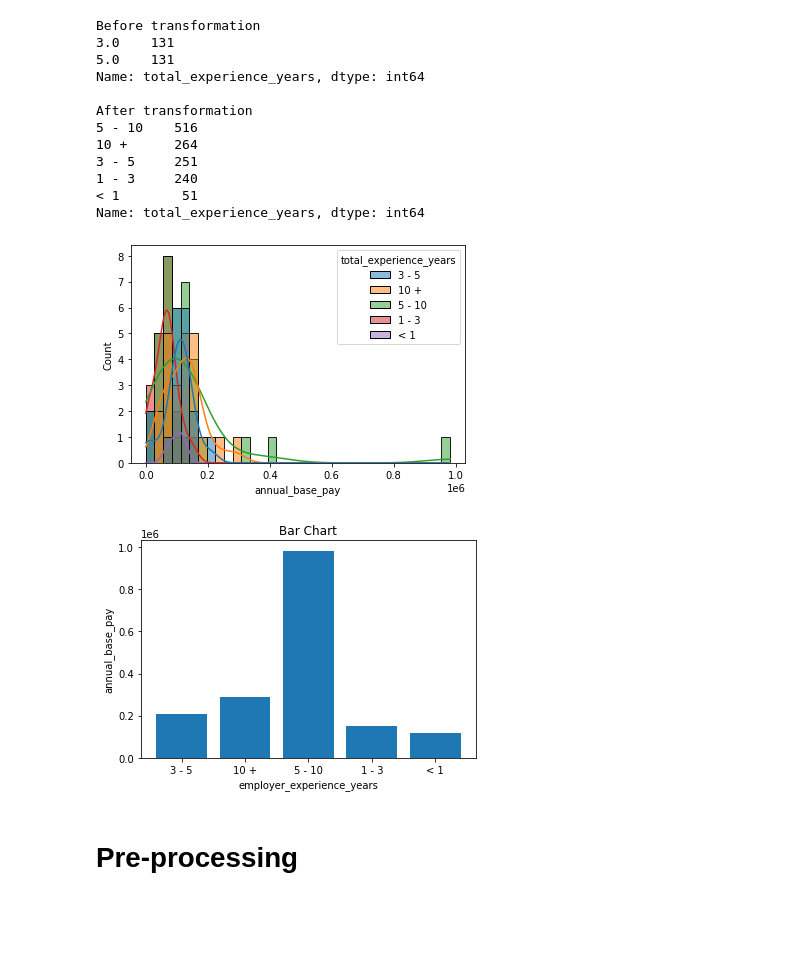
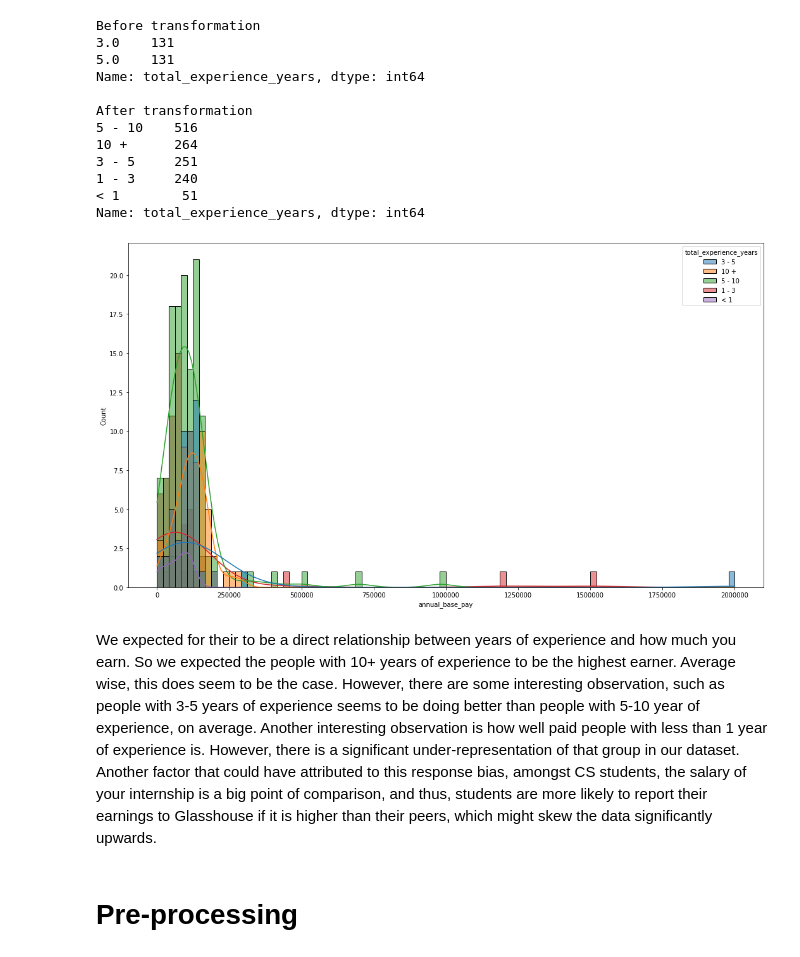
Before and after one commit to KevinSaigon/ECON323-Project, a Jupyter notebook: project.ipynb, the cells around one changed output. Drawn from its saved outputs; the diff is of its cells as text; code cells hidden in the pictures; blank space fills up the shorter version.

```diff
--- a/project.ipynb
+++ b/project.ipynb
@@ -96,3 +110,5 @@ Name: annual_base_pay, dtype: float64
+# %%
+n = 300 # declare sample size
 # %% [markdown]
 ### Visualization of annual base pay versus seniority
 
@@ -241,27 +281,14 @@ After transformation
 < 1        51
 Name: total_experience_years, dtype: int64
 # %%
-fig, ax = plt.subplots()
-sns.histplot(x='annual_base_pay', data=viz_data.head(100), ax=ax, kde=True, hue='total_experience_years')
+fig, ax = plt.subplots(figsize=(18,10))
+sns.histplot(x='annual_base_pay', data=viz_data.head(n), ax=ax, kde=True, hue='total_experience_years')
+plt.gca().ticklabel_format(axis='x', style='plain')
 plt.show()
 # %% [output]
-[figure, old version]
+[figure, new version]
-# %%
-fig, ax = plt.subplots()
-
-# Bar chart with day against tip
-plt.bar(viz_data.head(100)['total_experience_years'], viz_data.head(100)['annual_base_pay'])
-
-plt.title("Bar Chart")
-
-# Setting the X and Y labels
-plt.xlabel('employer_experience_years')
-plt.ylabel('annual_base_pay')
-
-# Adding the legends
-plt.show()
-# %% [output]
-[figure, removed]
+# %% [markdown]
+We expected for their to be a direct relationship between years of experience and how much you earn. So we expected the people with 10+ years of experience to be the highest earner. Average wise, this does seem to be the case. However, there are some interesting observation, such as people with 3-5 years of experience seems to be doing better than people with 5-10 year of experience, on average. Another interesting observation is how well paid people with less than 1 year of experience is. However, there is a significant under-representation of that group in our dataset. Another factor that could have attributed to this response bias, amongst CS students, the salary of your internship is a big point of comparison, and thus, students are more likely to report their earnings to Glasshouse if it is higher than their peers, which might skew the data significantly upwards.
 # %% [markdown]
 # Pre-processing
 # %% [markdown]
```
Also changed, not shown: parts of 25 cells of this notebook.
